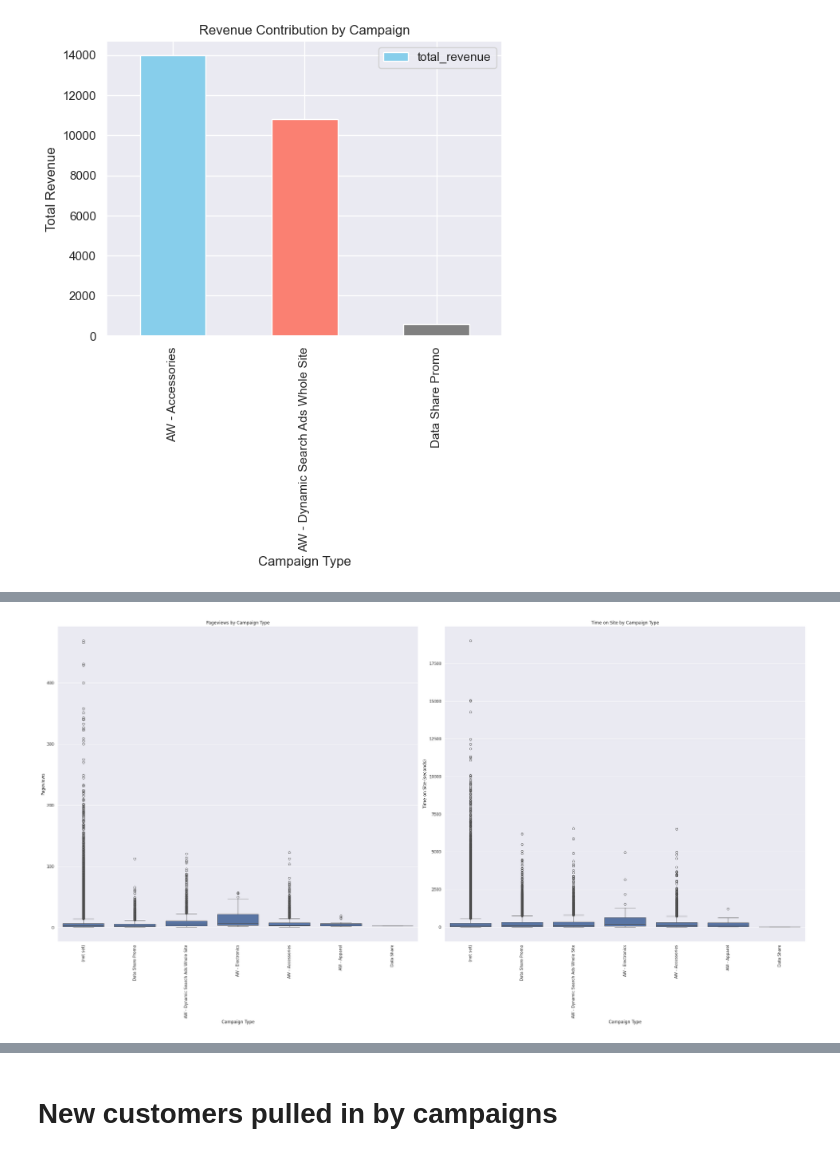
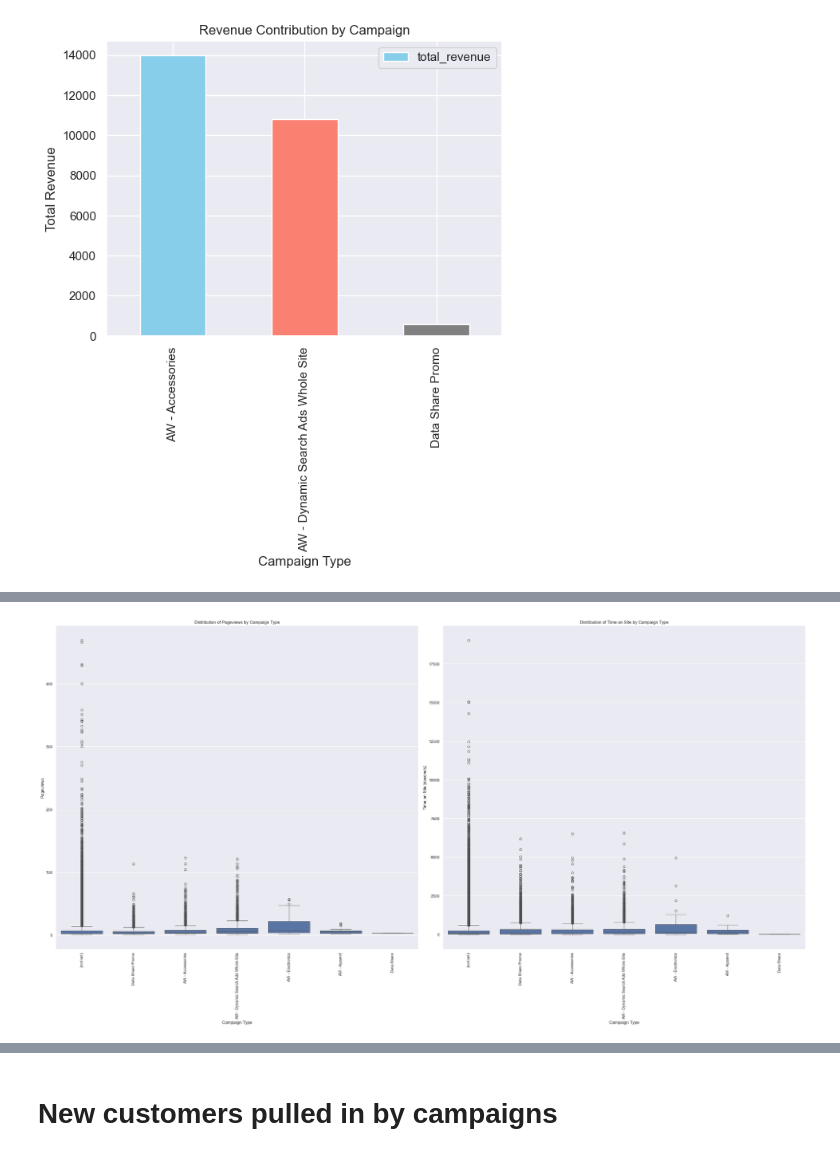
Before and after one commit to abnerthen/DSA3101-E-commerce, a Jupyter notebook: Subgroup_A/Q3/Part_2/q3ii.ipynb, the cells around one changed output, grey strips where cells are left out. Drawn from its saved outputs; the diff is of its cells as text; code cells hidden in the pictures.

```diff
--- a/Subgroup_A/Q3/Part_2/q3ii.ipynb
+++ b/Subgroup_A/Q3/Part_2/q3ii.ipynb
@@ -260,0 +110,3 @@ res1
+# %%
+result = pd.read_parquet("campaign_distribution.parquet")
+result
@@ -261,26 +127,26 @@ res1
 # %%
 fig, axes = plt.subplots(1,2)
 fig.set_figwidth(30)
 fig.set_figheight(16)
 
 ax = axes[0]
-sns.boxplot(ax = ax, x='campaign', y='pageviews', data=res1)
-ax.set_title("Pageviews by Campaign Type")
+sns.boxplot(ax = ax, x='campaign', y='pageviews', data=result)
+ax.set_title("Distribution of Pageviews by Campaign Type")
 ax.set_xlabel("Campaign Type")
 ax.set_ylabel("Pageviews")
 
 # Box plot for Time on Site
 ax = axes[1]
-sns.boxplot(ax = ax, x='campaign', y='time_on_site', data=res1)
-ax.set_title("Time on Site by Campaign Type")
+sns.boxplot(ax = ax, x='campaign', y='time_on_site', data=result)
+ax.set_title("Distribution of Time on Site by Campaign Type")
 ax.set_xlabel("Campaign Type")
 ax.set_ylabel("Time on Site (seconds)")
 
 for a in axes:
   for tick in a.get_xticklabels():
     tick.set_rotation(90)
 
 plt.tight_layout()
 plt.show()
 # %% [output]
-[figure, old version]
+[figure, new version]
```
Also changed, not shown: parts of 21 cells of this notebook, 1 other file.
